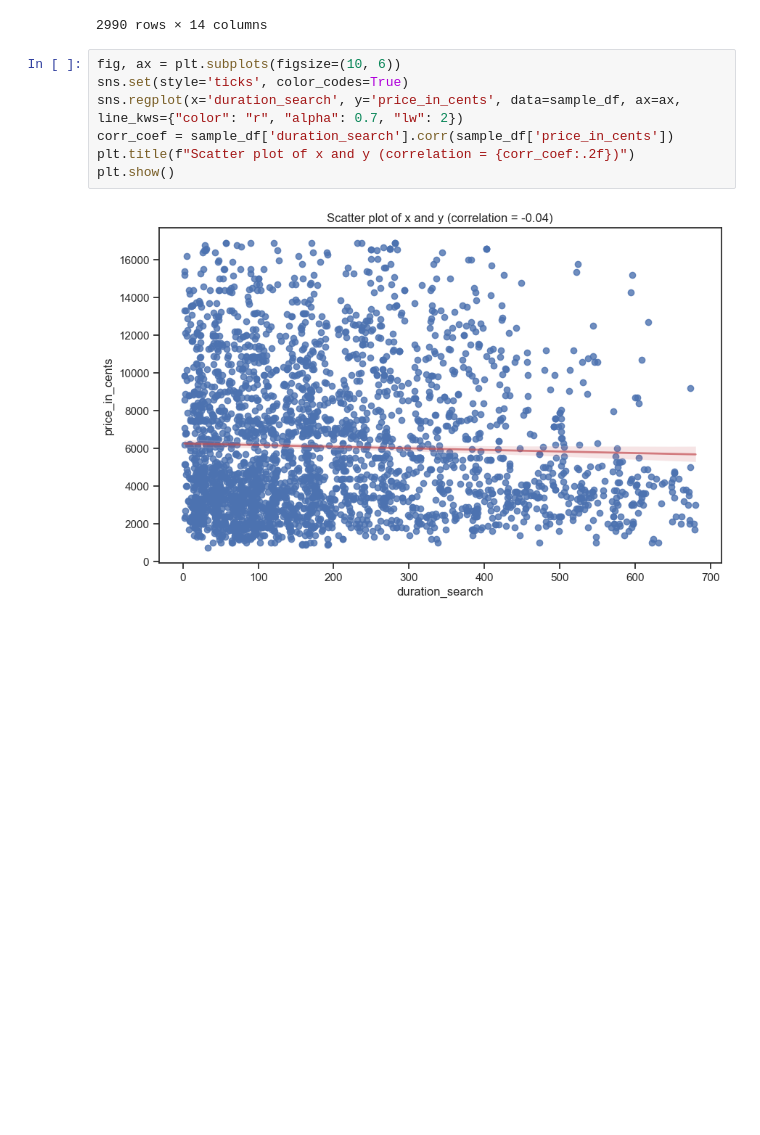
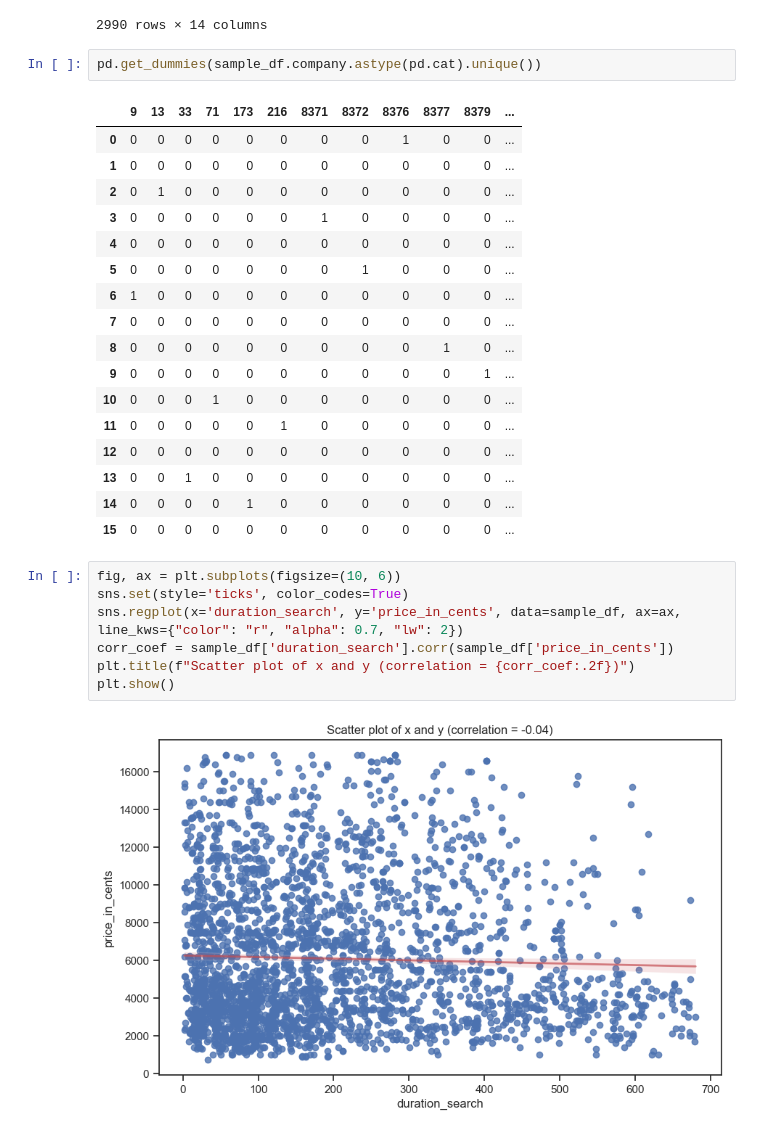
Before and after one commit to najwa-errachidy/Crunching_data, a Jupyter notebook: crunching_data.ipynb, the cells around one changed output. Drawn from its saved outputs; the diff is of its cells as text; blank space fills up the shorter version.

```diff
--- a/crunching_data.ipynb
+++ b/crunching_data.ipynb
@@ -424,6 +428,26 @@ sample_df
 | 29287 | 6824312 | 8376 | 6797 | 429 | 2017-10-09 13:51:00+00:00 | 2017-10-09 18:16:00+00:00 | 10110 | 2017-10-08 15:54:02.581000+00:00 | ... |
 | 56409 | 6851433 | 8380 | 515 | 396 | 2017-10-27 12:50:00+00:00 | 2017-10-27 16:57:00+00:00 | 16570 | 2017-10-15 16:50:15.864000+00:00 | ... |
 2990 rows × 14 columns
+# %%
+pd.get_dummies(sample_df.company.astype(pd.cat).unique())
+# %% [output]
+|  | 9 | 13 | 33 | 71 | 173 | 216 | 8371 | 8372 | 8376 | 8377 | 8379 | ... |
+| 0 | 0 | 0 | 0 | 0 | 0 | 0 | 0 | 0 | 1 | 0 | 0 | ... |
+| 1 | 0 | 0 | 0 | 0 | 0 | 0 | 0 | 0 | 0 | 0 | 0 | ... |
+| 2 | 0 | 1 | 0 | 0 | 0 | 0 | 0 | 0 | 0 | 0 | 0 | ... |
+| 3 | 0 | 0 | 0 | 0 | 0 | 0 | 1 | 0 | 0 | 0 | 0 | ... |
+| 4 | 0 | 0 | 0 | 0 | 0 | 0 | 0 | 0 | 0 | 0 | 0 | ... |
+| 5 | 0 | 0 | 0 | 0 | 0 | 0 | 0 | 1 | 0 | 0 | 0 | ... |
+| 6 | 1 | 0 | 0 | 0 | 0 | 0 | 0 | 0 | 0 | 0 | 0 | ... |
+| 7 | 0 | 0 | 0 | 0 | 0 | 0 | 0 | 0 | 0 | 0 | 0 | ... |
+| 8 | 0 | 0 | 0 | 0 | 0 | 0 | 0 | 0 | 0 | 1 | 0 | ... |
+| 9 | 0 | 0 | 0 | 0 | 0 | 0 | 0 | 0 | 0 | 0 | 1 | ... |
+| 10 | 0 | 0 | 0 | 1 | 0 | 0 | 0 | 0 | 0 | 0 | 0 | ... |
+| 11 | 0 | 0 | 0 | 0 | 0 | 1 | 0 | 0 | 0 | 0 | 0 | ... |
+| 12 | 0 | 0 | 0 | 0 | 0 | 0 | 0 | 0 | 0 | 0 | 0 | ... |
+| 13 | 0 | 0 | 1 | 0 | 0 | 0 | 0 | 0 | 0 | 0 | 0 | ... |
+| 14 | 0 | 0 | 0 | 0 | 1 | 0 | 0 | 0 | 0 | 0 | 0 | ... |
+| 15 | 0 | 0 | 0 | 0 | 0 | 0 | 0 | 0 | 0 | 0 | 0 | ... |
 # %%
 fig, ax = plt.subplots(figsize=(10, 6))
 sns.set(style='ticks', color_codes=True)
```
Also changed, not shown: parts of 10 cells of this notebook.
